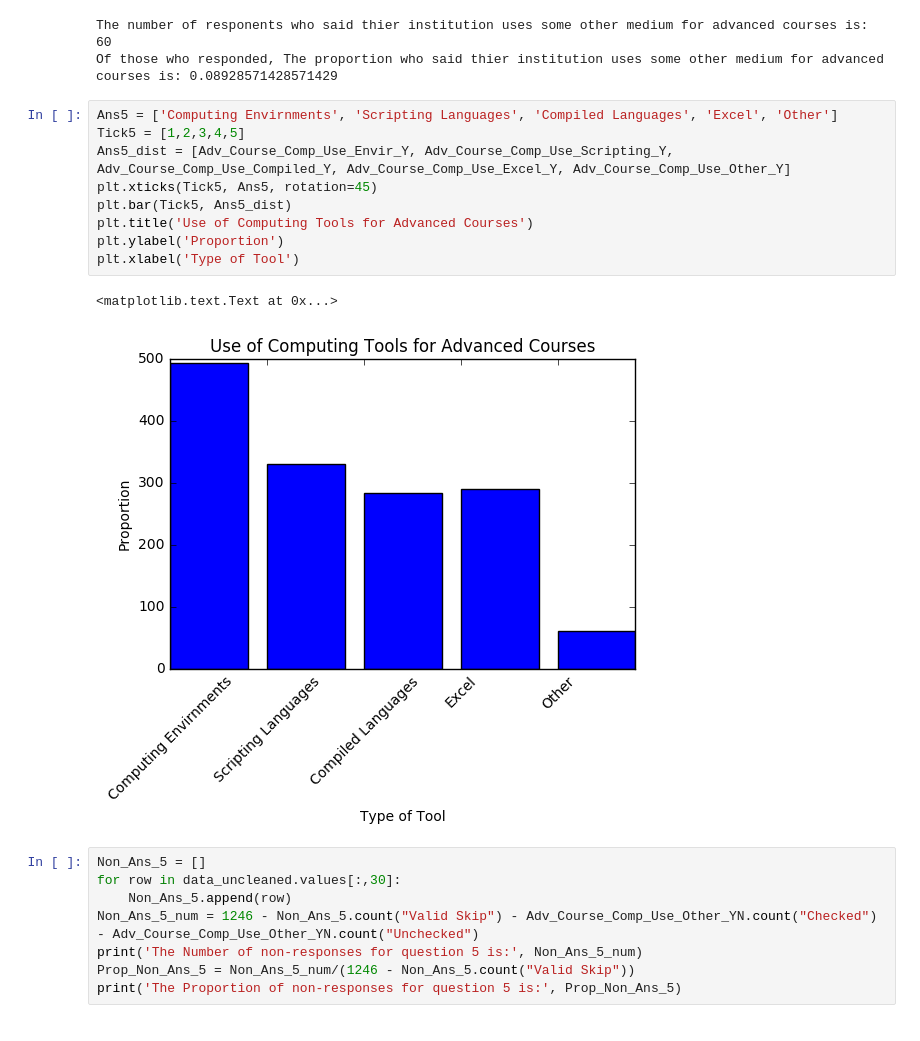
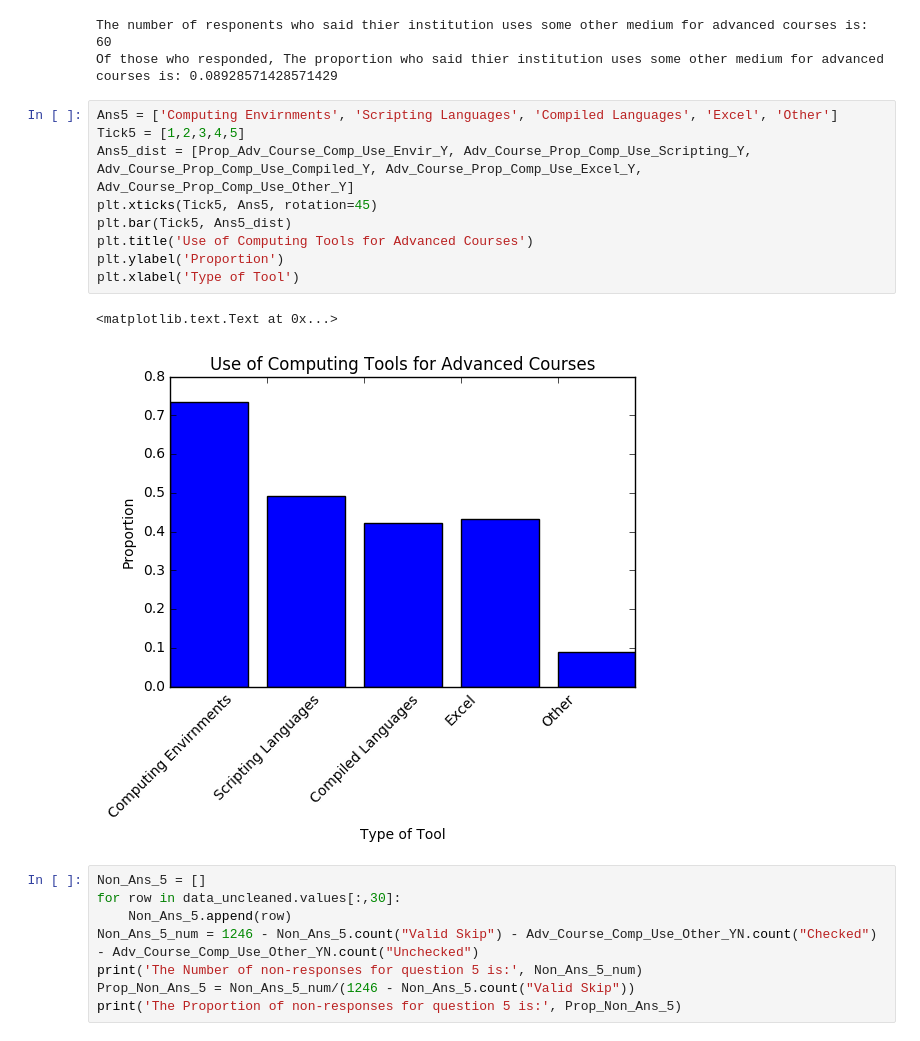
Before and after one commit to PERLMSU/Computational-Education-Data, a Jupyter notebook: Computation data.ipynb, the cells around one changed output. Saved outputs shown, nothing was run; the diff lists cells and outputs as text.

```diff
--- a/Computation data.ipynb
+++ b/Computation data.ipynb
@@ -286,15 +286,15 @@ Of those who responded, The proportion who said thier institution uses some othe
 # %%
 Ans5 = ['Computing Envirnments', 'Scripting Languages', 'Compiled Languages', 'Excel', 'Other']
 Tick5 = [1,2,3,4,5]
-Ans5_dist = [Adv_Course_Comp_Use_Envir_Y, Adv_Course_Comp_Use_Scripting_Y, Adv_Course_Comp_Use_Compiled_Y, Adv_Course_Comp_Use_Excel_Y, Adv_Course_Comp_Use_Other_Y]
+Ans5_dist = [Prop_Adv_Course_Comp_Use_Envir_Y, Adv_Course_Prop_Comp_Use_Scripting_Y, Adv_Course_Prop_Comp_Use_Compiled_Y, Adv_Course_Prop_Comp_Use_Excel_Y, Adv_Course_Prop_Comp_Use_Other_Y]
 plt.xticks(Tick5, Ans5, rotation=45)
 plt.bar(Tick5, Ans5_dist)
 plt.title('Use of Computing Tools for Advanced Courses')
 plt.ylabel('Proportion')
 plt.xlabel('Type of Tool')
 # %% [output]
 <matplotlib.text.Text at 0x...>
-[figure, old version]
+[figure, new version]
 # %%
 Non_Ans_5 = []
 for row in data_uncleaned.values[:,30]:
```
Also changed, not shown: parts of 71 cells of this notebook.
